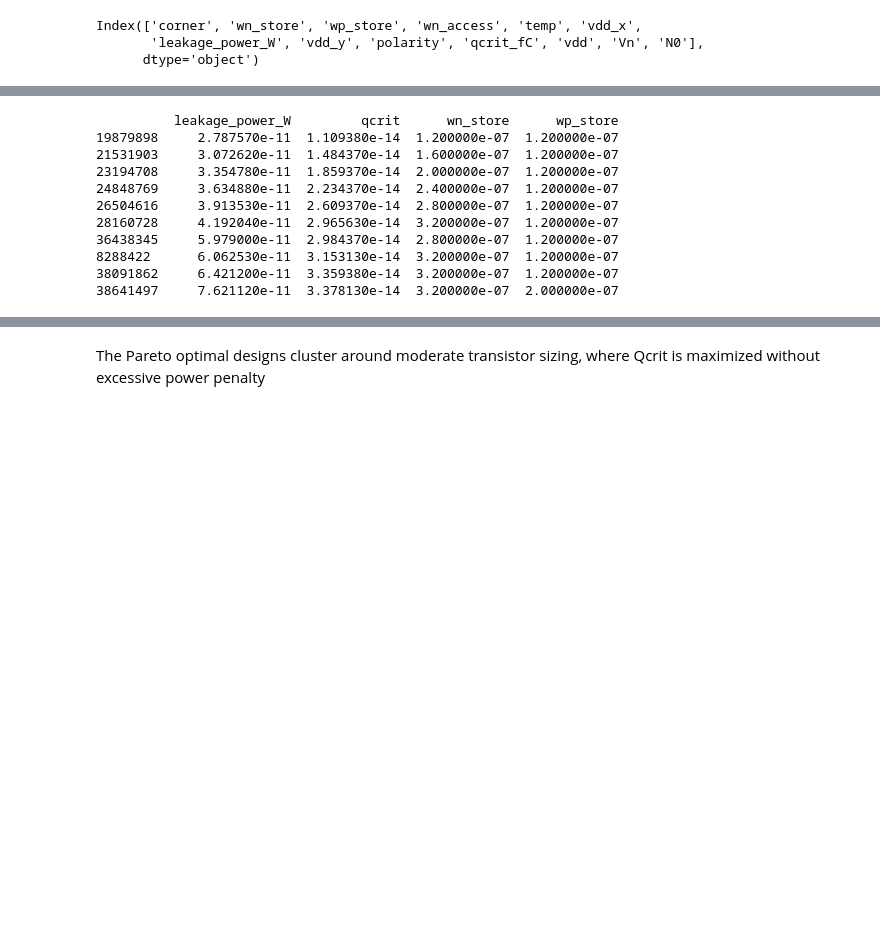
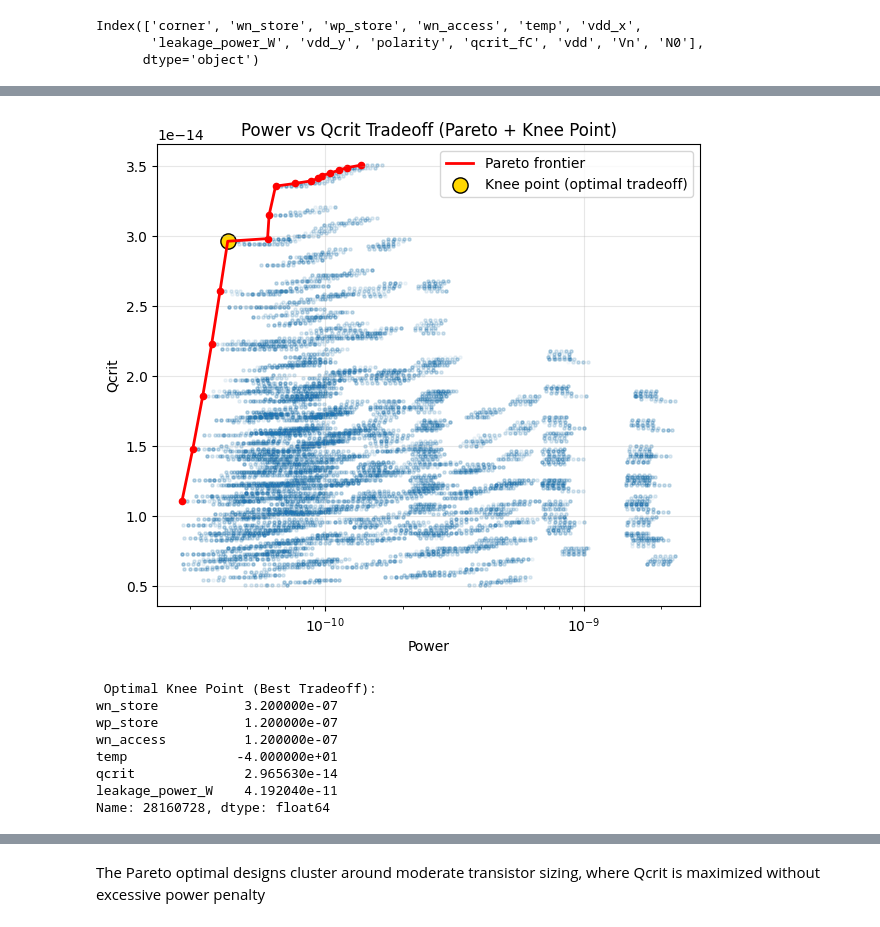
Before and after one commit to gannon1penn/ESE5760_Final_Project, a Jupyter notebook: sram_analysis.ipynb, the cells around one changed output, grey strips where cells are left out. Drawn from its saved outputs; the diff is of its cells as text; code cells hidden in the pictures; blank space fills up the shorter version.

```diff
--- a/sram_analysis.ipynb
+++ b/sram_analysis.ipynb
@@ -487,7 +487,13 @@ def pareto_front_qcrit(df):
     # smaller power = better
     # larger qcrit = better
 
-    df = df[["leakage_power_W", "qcrit", "wn_store", "wp_store"]].copy()
+    df = df[[
+    "leakage_power_W",
+    "qcrit",
+    "wn_store",
+    "wp_store",
+    "wn_access",
+    "temp"]].copy()
     df = df.sort_values("leakage_power_W")
 
     pareto = []
@@ -588,14 +540,62 @@ Overall, this analysis confirms a fundamental tradeoff in SRAM design:
 # %%
-print(pareto_df.head(10))
+# ---- Sort Pareto frontier for line plotting ----
+pareto_df_sorted = pareto_df.sort_values("leakage_power_W")
+
+plt.figure(figsize=(7,6))
+
+# background
+plt.scatter(
+    df_plot["leakage_power_W"],
+    df_plot["qcrit"],
+    alpha=0.03,
+    s=5
+)
+
+# Pareto points
+plt.scatter(
+    pareto_df_sorted["leakage_power_W"],
+    pareto_df_sorted["qcrit"],
+    color="red",
+    s=20
+)
+
+# CONNECT frontier
+plt.plot(
+    pareto_df_sorted["leakage_power_W"],
+    pareto_df_sorted["qcrit"],
+    color="red",
+    linewidth=2,
+    label="Pareto frontier"
+)
+
+# Knee point
+plt.scatter(
+    knee_point["leakage_power_W"],
+    knee_point["qcrit"],
+    color="gold",
+    edgecolors="black",
+    s=120,
+    label="Knee point (optimal tradeoff)"
+)
+
+plt.xscale("log")
+plt.xlabel("Power")
+plt.ylabel("Qcrit")
+plt.title("Power vs Qcrit Tradeoff (Pareto + Knee Point)")
+
+plt.legend()
+plt.grid(alpha=0.3)
+plt.show()
+
+print("\n Optimal Knee Point (Best Tradeoff):")
+print(knee_point[["wn_store", "wp_store", "wn_access", "temp", "qcrit", "leakage_power_W"]])
 # %% [output]
+[figure, added]
-          leakage_power_W         qcrit      wn_store      wp_store
-19879898     2.787570e-11  1.109380e-14  1.200000e-07  1.200000e-07
-21531903     3.072620e-11  1.484370e-14  1.600000e-07  1.200000e-07
-23194708     3.354780e-11  1.859370e-14  2.000000e-07  1.200000e-07
-24848769     3.634880e-11  2.234370e-14  2.400000e-07  1.200000e-07
-26504616     3.913530e-11  2.609370e-14  2.800000e-07  1.200000e-07
-28160728     4.192040e-11  2.965630e-14  3.200000e-07  1.200000e-07
-36438345     5.979000e-11  2.984370e-14  2.800000e-07  1.200000e-07
-8288422      6.062530e-11  3.153130e-14  3.200000e-07  1.200000e-07
-38091862     6.421200e-11  3.359380e-14  3.200000e-07  1.200000e-07
-38641497     7.621120e-11  3.378130e-14  3.200000e-07  2.000000e-07
+ Optimal Knee Point (Best Tradeoff):
+wn_store           3.200000e-07
+wp_store           1.200000e-07
+wn_access          1.200000e-07
+temp              -4.000000e+01
+qcrit              2.965630e-14
+leakage_power_W    4.192040e-11
+Name: 28160728, dtype: float64
```
Also changed, not shown: parts of 4 cells of this notebook.
